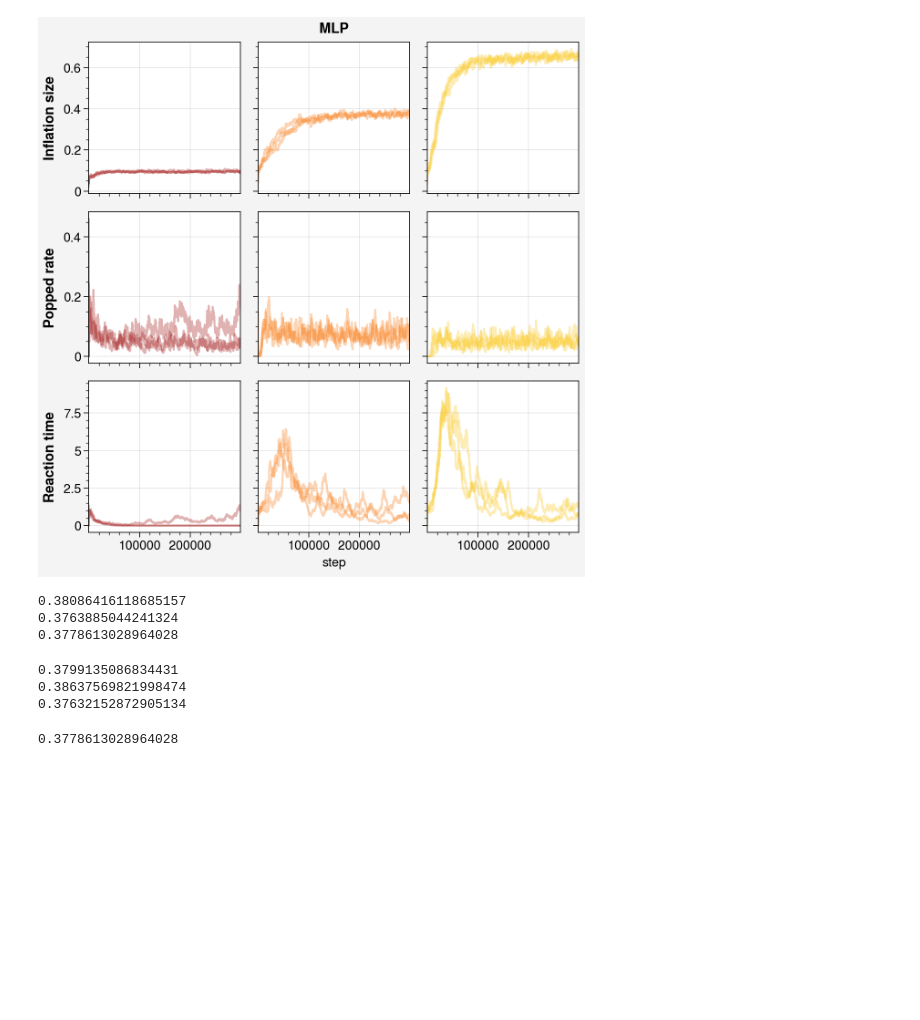
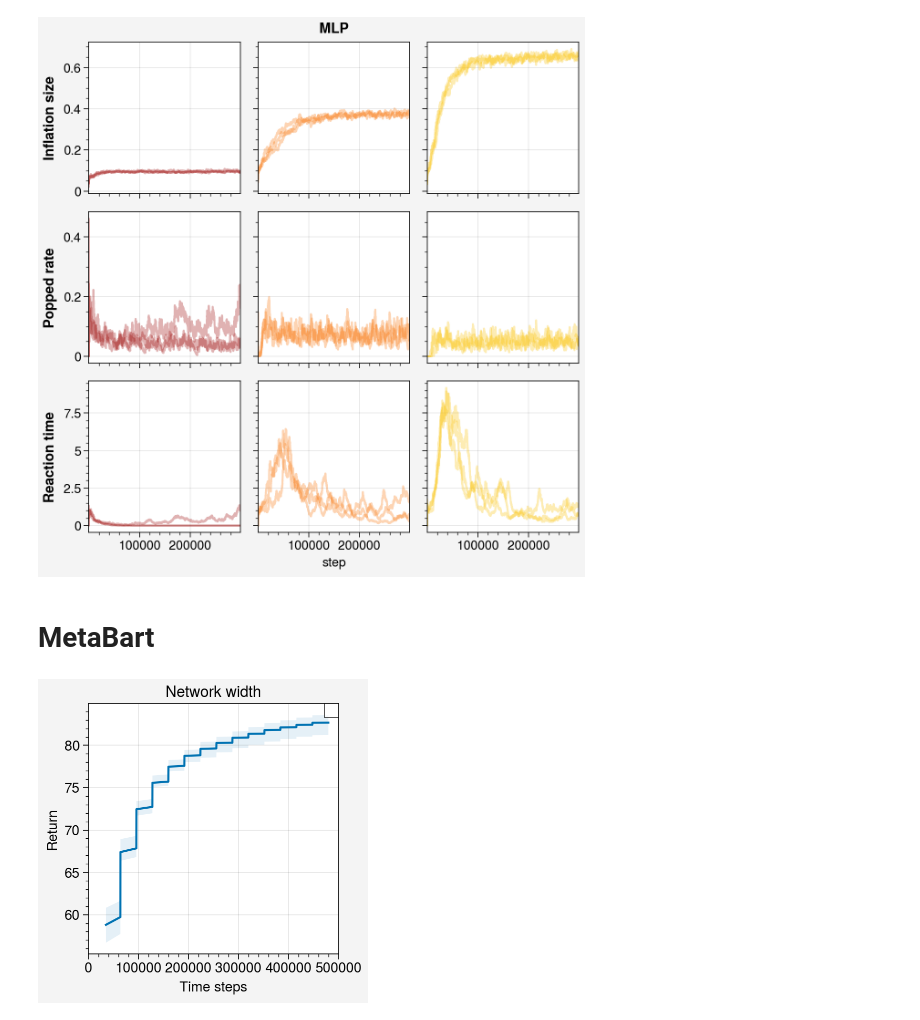
Before and after one commit to liuandrew/bart_ppo, a Jupyter notebook: write_and_test/learning_curves.ipynb, the cells around one changed output. Cells and saved outputs as stored; diff of their text form; code cells hidden in the pictures; blank space fills up the shorter version.

```diff
--- a/write_and_test/learning_curves.ipynb
+++ b/write_and_test/learning_curves.ipynb
@@ -280,25 +280,14 @@ for i in range(3):
 ax.format(suptitle='MLP')
 # %% [output]
 [figure]
-# %%
-for i in range(3):
-    df = load_exp_df('behav/behav_mlp', trial_num=i)
-    mean_ret = df[df['metric'] == 'charts/episodic_return'].iloc[-1000:]['value'].mean()
-    print(mean_ret)
-# %% [output]
-0.38086416118685157
-0.3763885044241324
-0.3778613028964028
-# %%
-for i in range(3):
-    df = load_exp_df('behav/behav', trial_num=i)
-    mean_ret = df[df['metric'] == 'charts/episodic_return'].iloc[-1000:]['value'].mean()
-    print(mean_ret)
-# %% [output]
-0.3799135086834431
-0.38637569821998474
-0.37632152872905134
-# %%
-df[df['metric'] == 'charts/episodic_return'].iloc[-1000:]['value'].mean()
-# %% [output]
-0.3778613028964028
+# %% [markdown]
+# MetaBart
+# %%
+fig, ax = pplt.subplots()
+exp_name = f'meta/meta'
+average_runs(exp_name, ewm=0.001, ax=ax,)
+ax.legend()
+ax.format(xlim=[0, 500_000], title='Network width', ylabel='Return',
+          xlabel='Time steps')
+# %% [output]
+[figure, added]
```
Also changed, not shown: parts of 2 cells of this notebook, 5 other files.
